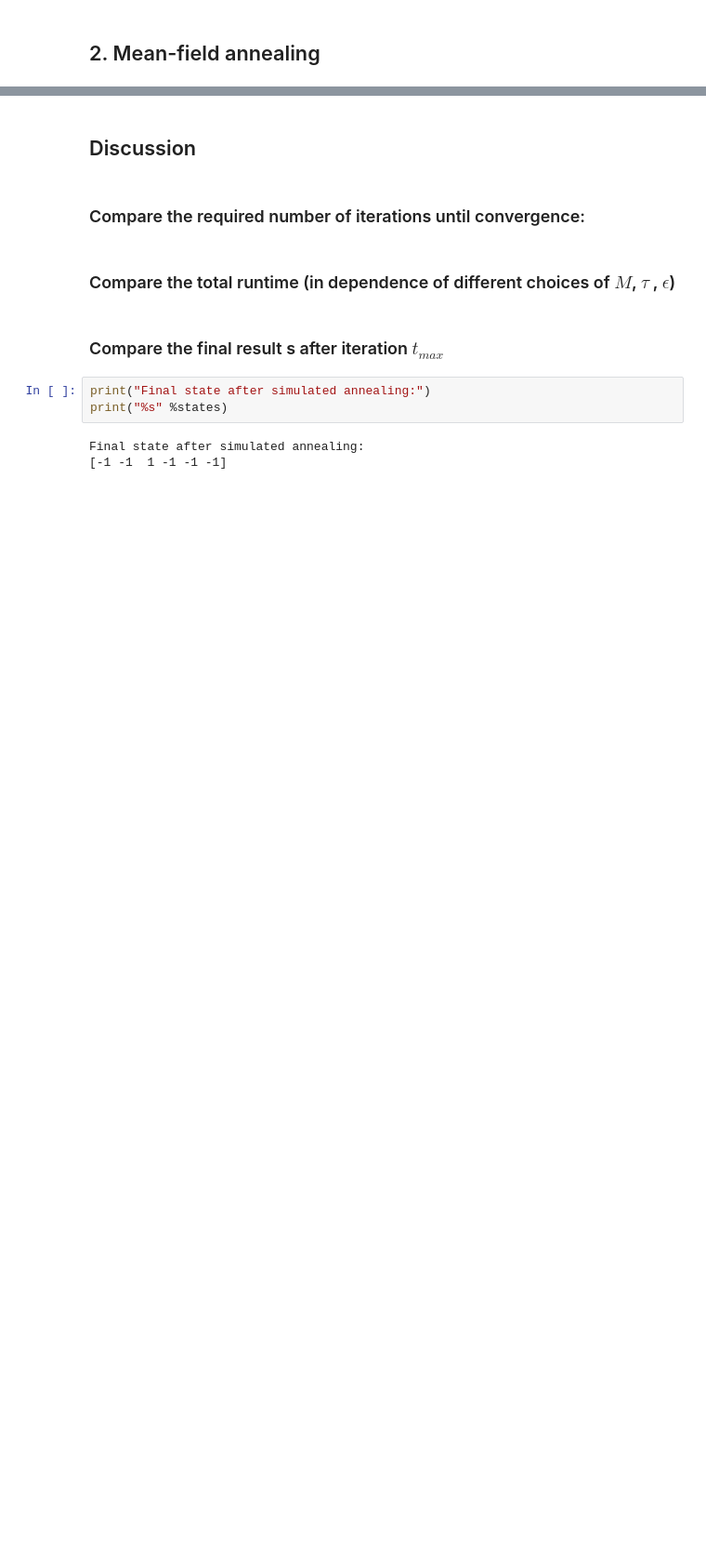
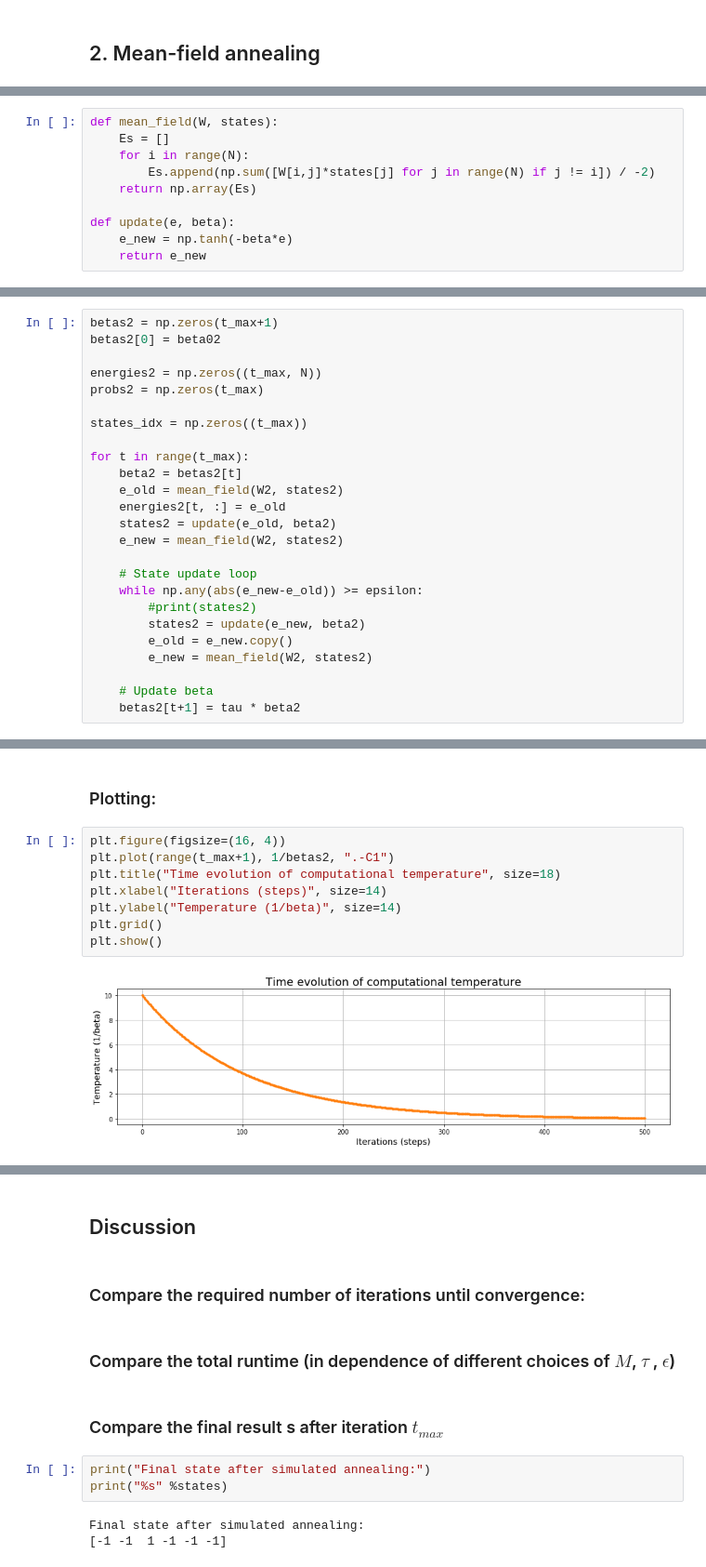
Before and after one commit to psrmx/The_Chantastic4, a Jupyter notebook: PS08/MI2_ES08_TheChantastic4.ipynb, the cells around one changed output, grey strips where cells are left out. Shown at 93% size. Drawn from its saved outputs; the diff is of its cells as text; blank space fills up the shorter version.

```diff
--- a/PS08/MI2_ES08_TheChantastic4.ipynb
+++ b/PS08/MI2_ES08_TheChantastic4.ipynb
@@ -109,0 +140,10 @@ plt.show()
+# %%
+def mean_field(W, states):
+    Es = []
+    for i in range(N):
+        Es.append(np.sum([W[i,j]*states[j] for j in range(N) if j != i]) / -2)
+    return np.array(Es)
+
+def update(e, beta):
+    e_new = np.tanh(-beta*e)
+    return e_new
@@ -109,0 +165,25 @@ plt.show()
+# %%
+betas2 = np.zeros(t_max+1)
+betas2[0] = beta02
+
+energies2 = np.zeros((t_max, N))
+probs2 = np.zeros(t_max)
+
+states_idx = np.zeros((t_max))
+
+for t in range(t_max):
+    beta2 = betas2[t]
+    e_old = mean_field(W2, states2)
+    energies2[t, :] = e_old
+    states2 = update(e_old, beta2)
+    e_new = mean_field(W2, states2)
+
+    # State update loop
+    while np.any(abs(e_new-e_old)) >= epsilon:
+        #print(states2)
+        states2 = update(e_new, beta2)
+        e_old = e_new.copy()
+        e_new = mean_field(W2, states2)
+
+    # Update beta
+    betas2[t+1] = tau * beta2
@@ -109,0 +194,12 @@ plt.show()
+# %% [markdown]
+### Plotting:
+# %%
+plt.figure(figsize=(16, 4))
+plt.plot(range(t_max+1), 1/betas2, ".-C1")
+plt.title("Time evolution of computational temperature", size=18)
+plt.xlabel("Iterations (steps)", size=14)
+plt.ylabel("Temperature (1/beta)", size=14)
+plt.grid()
+plt.show()
+# %% [output]
+[figure, added]
```
Also changed, not shown: parts of 15 cells of this notebook.
